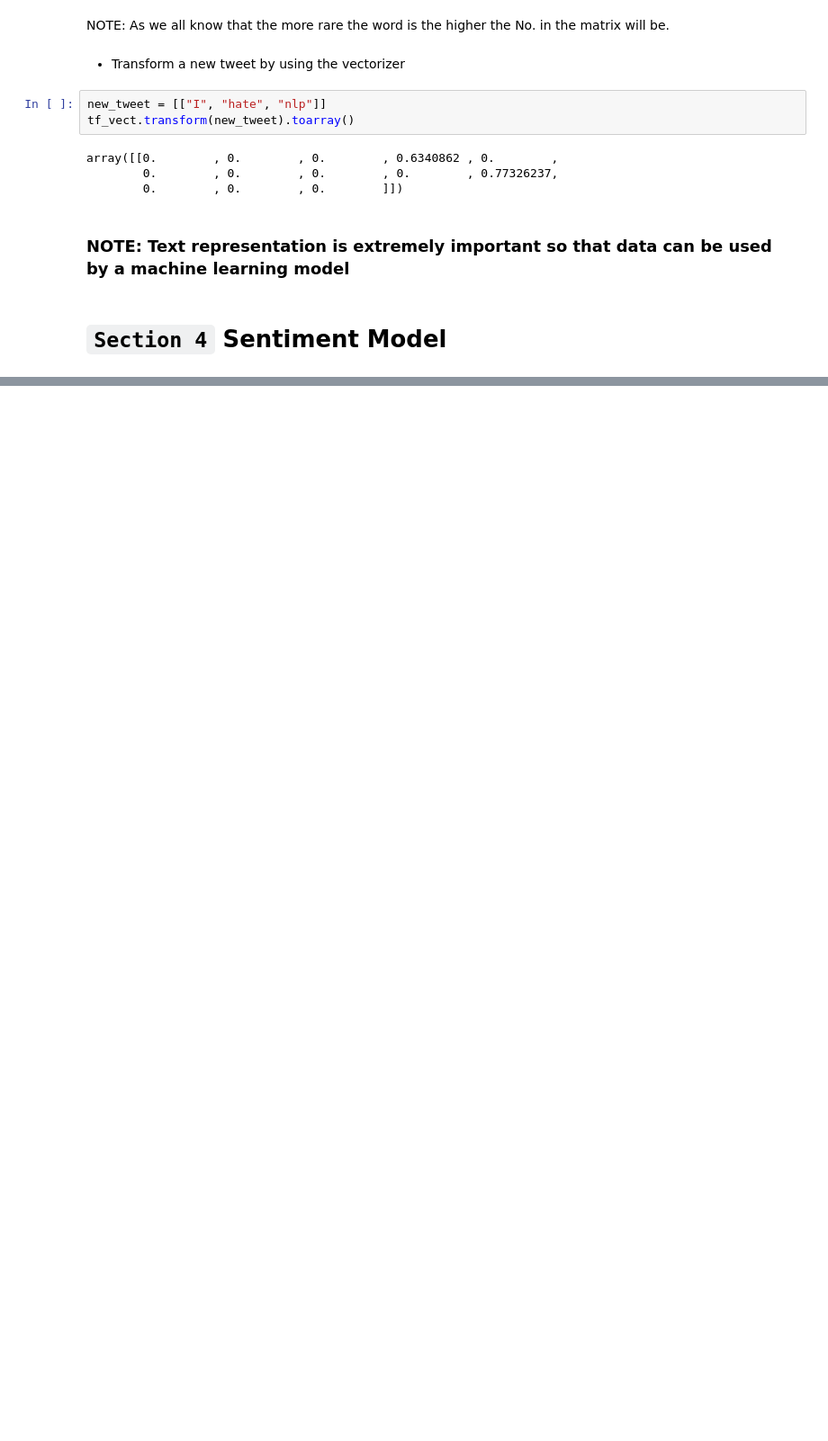
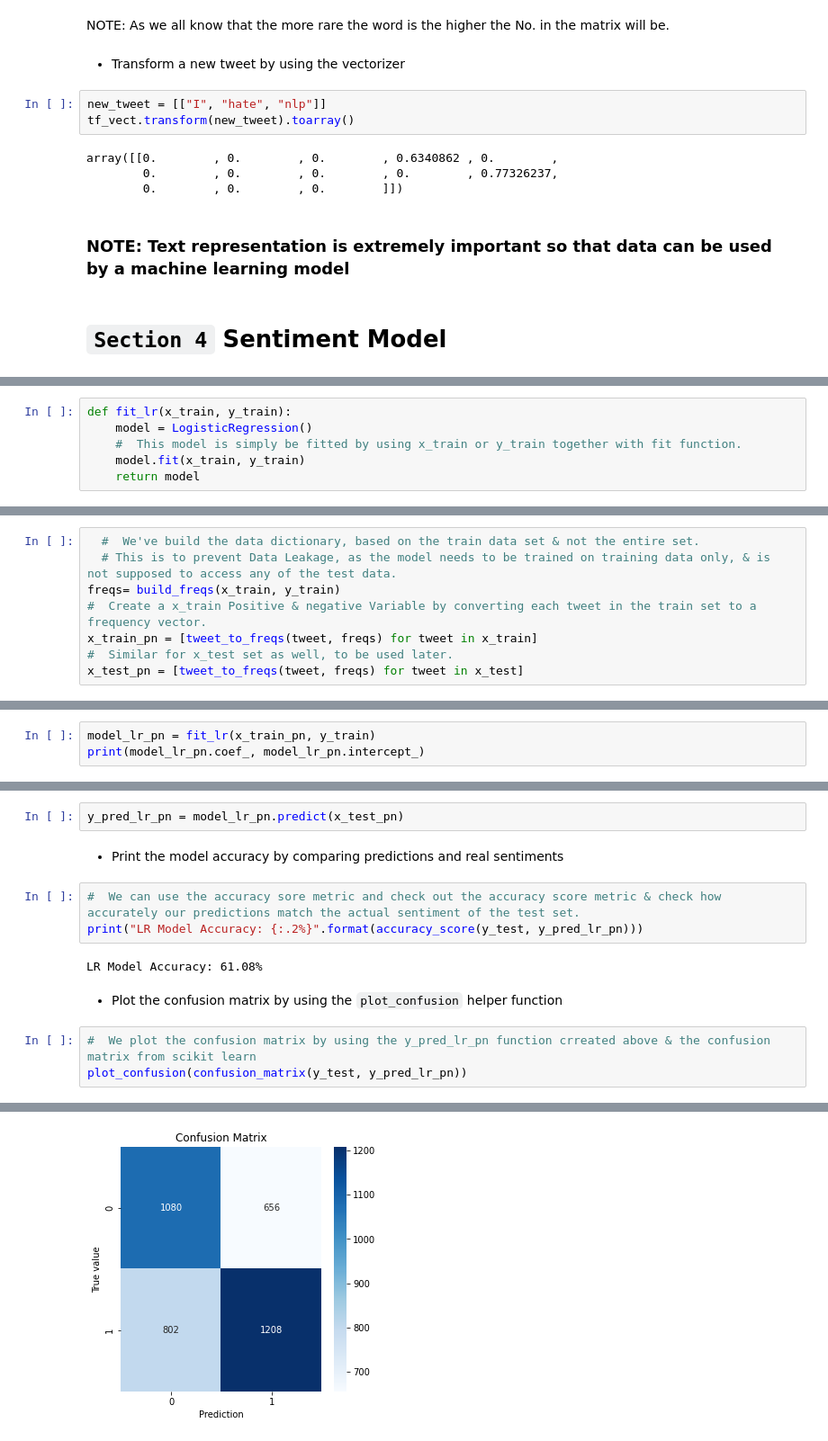
Before and after one commit to Yashmalhotra98/Text_mining_Sentiment_Analysis, a Jupyter notebook: Text_mining_&_Sentiment_Analysis.ipynb, the cells around one changed output, grey strips where cells are left out. Shown at 90% size. Saved outputs shown, nothing was run; the diff lists cells and outputs as text; blank space fills up the shorter version.

```diff
--- a/Text_mining_&_Sentiment_Analysis.ipynb
+++ b/Text_mining_&_Sentiment_Analysis.ipynb
@@ -1984,0 +2221,6 @@ array([[0.        , 0.        , 0.        , 0.6340862 , 0.        ,
+# %%
+def fit_lr(x_train, y_train):
+    model = LogisticRegression()
+    #  This model is simply be fitted by using x_train or y_train together with fit function.
+    model.fit(x_train, y_train)
+    return model
@@ -1984,0 +2234,8 @@ array([[0.        , 0.        , 0.        , 0.6340862 , 0.        ,
+# %%
+  #  We've build the data dictionary, based on the train data set & not the entire set.
+  # This is to prevent Data Leakage, as the model needs to be trained on training data only, & is not supposed to access any of the test data.
+freqs= build_freqs(x_train, y_train)
+#  Create a x_train Positive & negative Variable by converting each tweet in the train set to a frequency vector.
+x_train_pn = [tweet_to_freqs(tweet, freqs) for tweet in x_train]
+#  Similar for x_test set as well, to be used later.
+x_test_pn = [tweet_to_freqs(tweet, freqs) for tweet in x_test]
@@ -1984,0 +2249,3 @@ array([[0.        , 0.        , 0.        , 0.6340862 , 0.        ,
+# %%
+model_lr_pn = fit_lr(x_train_pn, y_train)
+print(model_lr_pn.coef_, model_lr_pn.intercept_)
@@ -1984,0 +2379,15 @@ array([[0.        , 0.        , 0.        , 0.6340862 , 0.        ,
+# %%
+y_pred_lr_pn = model_lr_pn.predict(x_test_pn)
+# %% [markdown]
+* Print the model accuracy by comparing predictions and real sentiments
+# %%
+#  We can use the accuracy sore metric and check out the accuracy score metric & check how accurately our predictions match the actual sentiment of the test set.
+print("LR Model Accuracy: {:.2%}".format(accuracy_score(y_test, y_pred_lr_pn)))
+# %% [output]
+LR Model Accuracy: 61.08%
+# %% [markdown]
+* Plot the confusion matrix by using the `plot_confusion` helper function
+# %%
+#  We plot the confusion matrix by using the y_pred_lr_pn function crreated above & the confusion matrix from scikit learn
+plot_confusion(confusion_matrix(y_test, y_pred_lr_pn))
+# %% [output]
@@ -1984,0 +2395 @@ array([[0.        , 0.        , 0.        , 0.6340862 , 0.        ,
+[figure, added]
```
Also changed, not shown: parts of 95 cells of this notebook.
